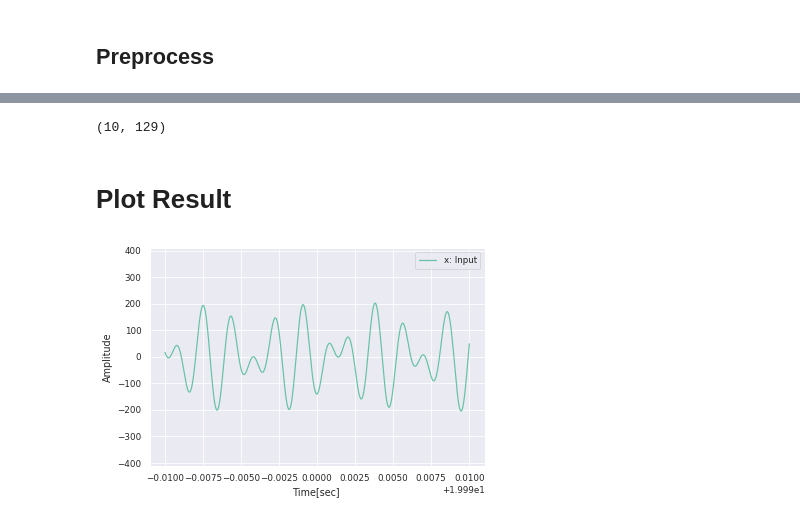
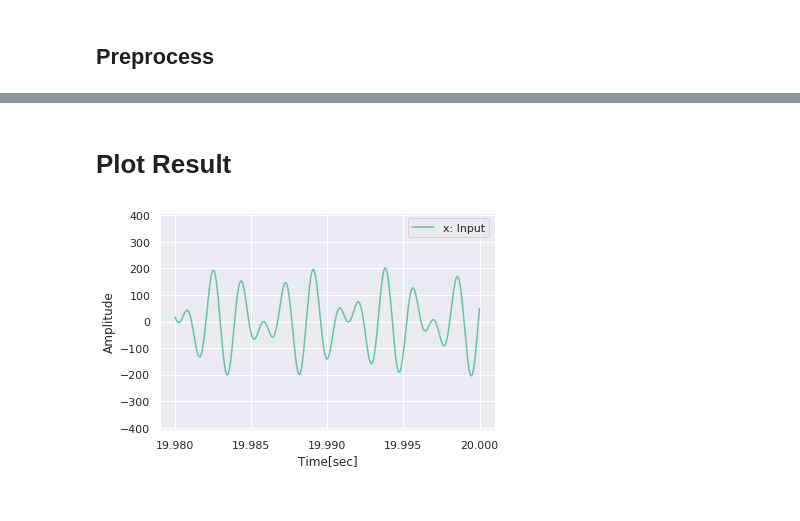
Before and after one commit to borley1211/audapter, a Jupyter notebook: notebooks/test_in_freq.ipynb, the cells around one changed output, grey strips where cells are left out. Drawn from its saved outputs; the diff is of its cells as text; code cells hidden in the pictures.

```diff
--- a/notebooks/test_in_freq.ipynb
+++ b/notebooks/test_in_freq.ipynb
@@ -12,7 +12,7 @@ from matplotlib import pylab as plt
 import seaborn as sns
 
 sns.set()
-sns.set_context('paper')
+sns.set_context('notebook')
 sns.set_palette('Set2', 2)
 # %% [markdown]
 ## import Virtual Error Source
@@ -108,9 +102,7 @@ X_buf.shape
 # %%
 driver = adaptive.SubbandLMS(num_taps=w_len, num_bands=hop, mu=0.3, nlms=True)
 # %%
-driver.X.shape
+# driver.X.shape
-# %% [output]
-(10, 129)
 # %%
 for i in range(w_len, t.size//hop):
     d_block = d_buf[i-1]
@@ -138,13 +130,15 @@ tail = t.size//1000
 # %%
 plt.plot(t[-tail:], x_data[-tail:], label="x: Input")
 plt.xlabel("Time[sec]")
 plt.ylabel("Amplitude")
 plt.ylim([-2.*A, 2.*A])
+plt.xticks(np.arange(t[-tail-1], t[-1], 0.005))
 plt.legend()
 # plt.grid()
 plt.show()
+# plt.savefig('/mnt/c/Users/kmise/x_freq.png', format='png', dpi=400)
 # %% [output]
-[figure, old version]
+[figure, new version]
 # %%
 plt.plot(t[-tail:], d_buf.reshape(-1)[-tail:], label="d: Desired")
 plt.xlabel("Time[sec]")
```
Also changed, not shown: parts of 8 cells of this notebook, 4 other files.
